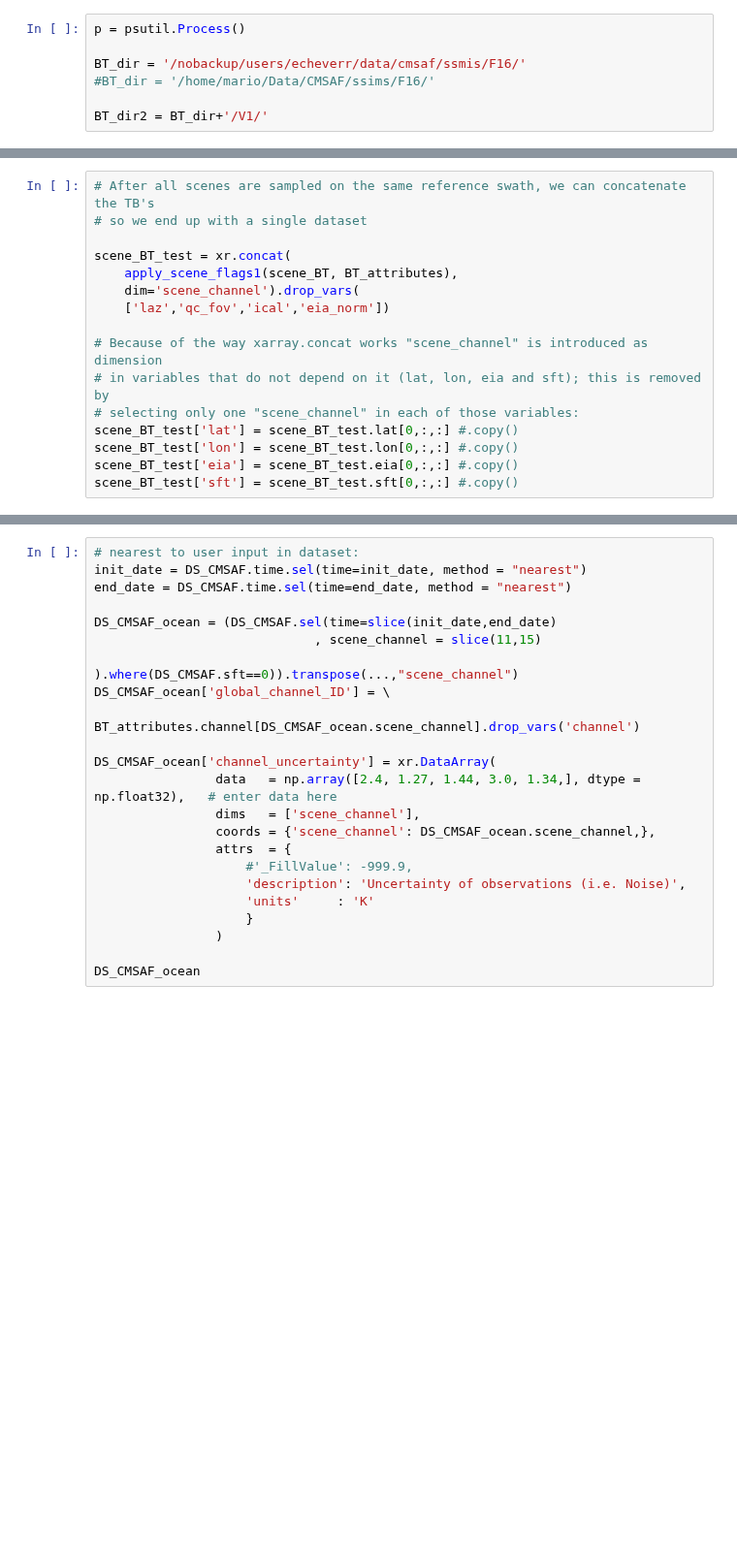
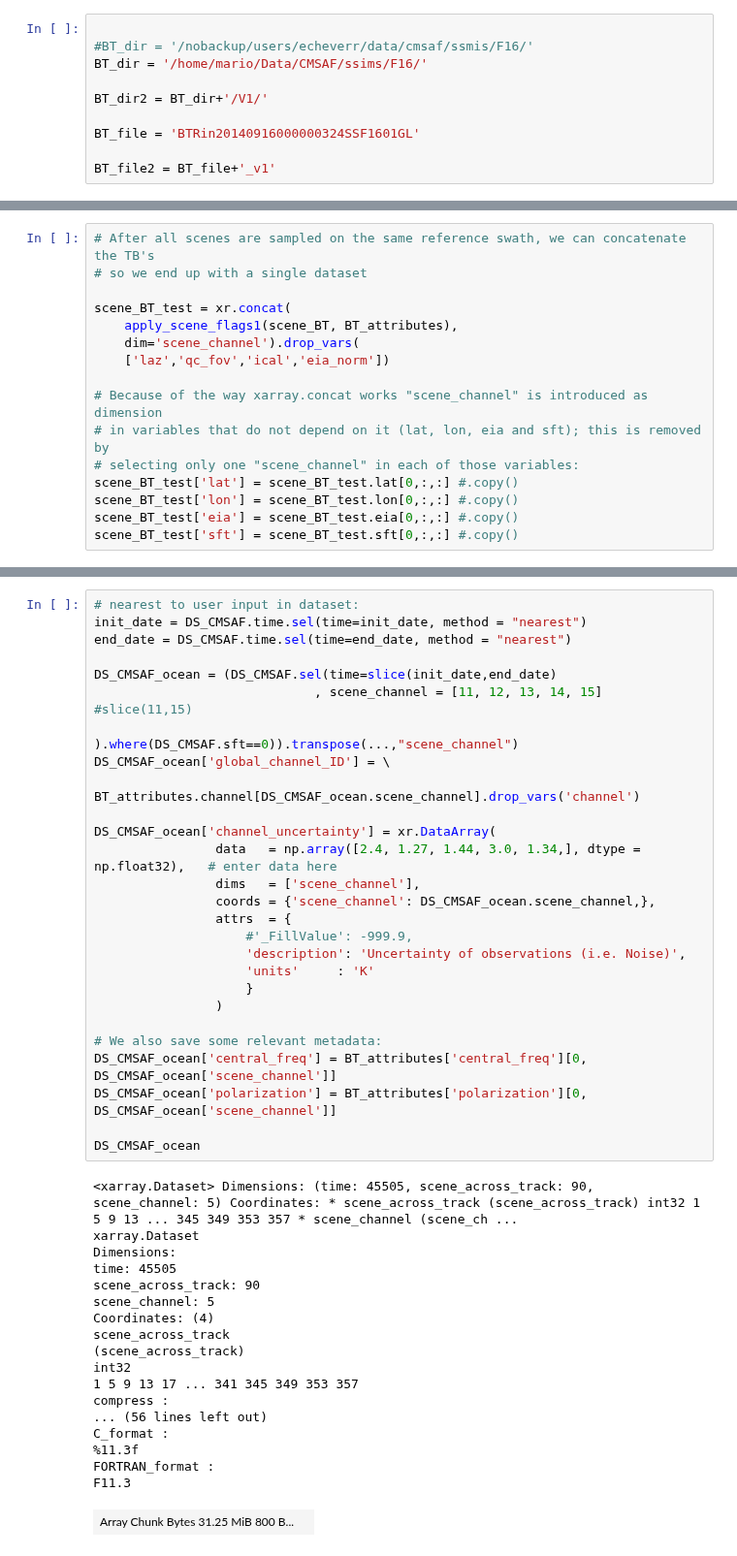
Before and after one commit to deweatherman/SatOpEst, a Jupyter notebook: preprocess_CMSAF_v1.ipynb, the cells around one changed output, grey strips where cells are left out. Shown at 97% size. Cells and saved outputs as stored; diff of their text form; blank space fills up the shorter version.

```diff
--- a/preprocess_CMSAF_v1.ipynb
+++ b/preprocess_CMSAF_v1.ipynb
@@ -55,7 +17,10 @@ import pyrttov
 # %%
-p = psutil.Process()
 
-BT_dir = '/nobackup/users/echeverr/data/cmsaf/ssmis/F16/'
-#BT_dir = '/home/mario/Data/CMSAF/ssims/F16/'
+#BT_dir = '/nobackup/users/echeverr/data/cmsaf/ssmis/F16/'
+BT_dir = '/home/mario/Data/CMSAF/ssims/F16/'
 
 BT_dir2 = BT_dir+'/V1/'
+
+BT_file = 'BTRin20140916000000324SSF1601GL'
+
+BT_file2 = BT_file+'_v1'
@@ -211,23 +251,46 @@ DS_CMSAF
 # %%
 # nearest to user input in dataset:
 init_date = DS_CMSAF.time.sel(time=init_date, method = "nearest")
 end_date = DS_CMSAF.time.sel(time=end_date, method = "nearest")
 
 DS_CMSAF_ocean = (DS_CMSAF.sel(time=slice(init_date,end_date)
-                             , scene_channel = slice(11,15)
+                             , scene_channel = [11, 12, 13, 14, 15] #slice(11,15)
                               ).where(DS_CMSAF.sft==0)).transpose(...,"scene_channel")
 DS_CMSAF_ocean['global_channel_ID'] = \
              BT_attributes.channel[DS_CMSAF_ocean.scene_channel].drop_vars('channel')
 
 DS_CMSAF_ocean['channel_uncertainty'] = xr.DataArray(
                 data   = np.array([2.4, 1.27, 1.44, 3.0, 1.34,], dtype = np.float32),   # enter data here
                 dims   = ['scene_channel'],
                 coords = {'scene_channel': DS_CMSAF_ocean.scene_channel,},
                 attrs  = {
                     #'_FillValue': -999.9,
                     'description': 'Uncertainty of observations (i.e. Noise)',
                     'units'     : 'K'
                     }
                 )
 
+# We also save some relevant metadata:
+DS_CMSAF_ocean['central_freq'] = BT_attributes['central_freq'][0, DS_CMSAF_ocean['scene_channel']]
+DS_CMSAF_ocean['polarization'] = BT_attributes['polarization'][0, DS_CMSAF_ocean['scene_channel']]
+
 DS_CMSAF_ocean
+# %% [output]
+<xarray.Dataset> Dimensions: (time: 45505, scene_across_track: 90, scene_channel: 5) Coordinates: * scene_across_track (scene_across_track) int32 1 5 9 13 ... 345 349 353 357 * scene_channel (scene_ch ...
+xarray.Dataset
+Dimensions:
+time: 45505
+scene_across_track: 90
+scene_channel: 5
+Coordinates: (4)
+scene_across_track
+(scene_across_track)
+int32
+1 5 9 13 17 ... 341 345 349 353 357
+compress :
+... (56 lines left out)
+C_format :
+%11.3f
+FORTRAN_format :
+F11.3
+| Array Chunk Bytes 31.25 MiB 800 B... |  |
```
Also changed, not shown: parts of 76 cells of this notebook.
